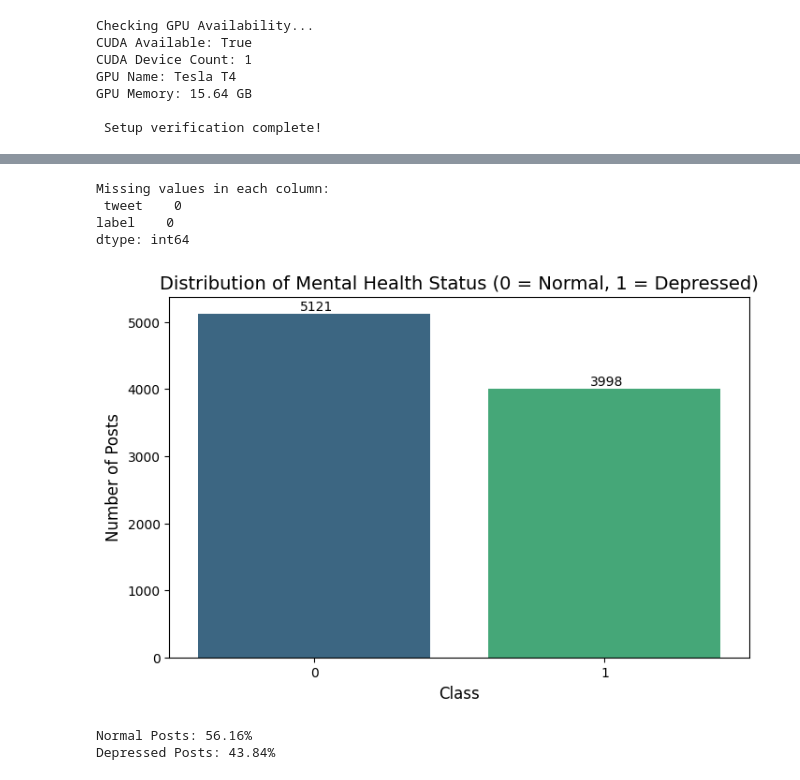
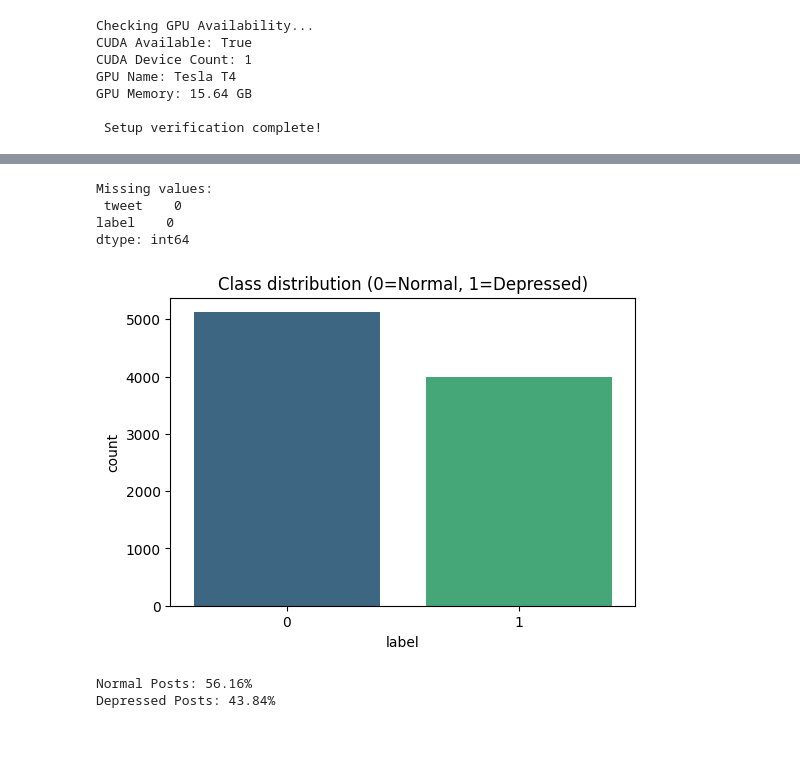
Before and after one commit to naikwadesharvil/mental-health-detection-nlp, a Jupyter notebook: 01_data_exploration.ipynb, the cells around one changed output, grey strips where cells are left out. Saved outputs shown, nothing was run; the diff lists cells and outputs as text; code cells hidden in the pictures; blank space fills up the shorter version.

```diff
--- a/01_data_exploration.ipynb
+++ b/01_data_exploration.ipynb
@@ -80,27 +98,21 @@ Dataset loaded! We have 9119 rows and 2 columns.
 # %%
-# Check for missing values
-print("Missing values in each column:\n", df.isnull().sum())
-# Plot the distribution of our classes
-plt.figure(figsize=(8, 5))
-sns.countplot(data=df, x='label', palette='viridis')
-plt.title('Distribution of Mental Health Status (0 = Normal, 1 = Depressed)', fontsize=14)
-plt.xlabel('Class', fontsize=12)
-plt.ylabel('Number of Posts', fontsize=12)
-# Add exact numbers on top of the bars
-for p in plt.gca().patches:
-    plt.gca().annotate(f'{int(p.get_height())}', (p.get_x() + 0.35, p.get_height() + 50))
+print("Missing values:\n", df.isnull().sum())
+
+plt.figure(figsize=(6,4))
+sns.countplot(data=df, x="label", palette="viridis")
+plt.title("Class distribution (0=Normal, 1=Depressed)")
 plt.show()
-# Calculate exact percentages
-normal_pct = (df['label'] == 0).mean() * 100
-dep_pct = (df['label'] == 1).mean() * 100
+
+normal_pct = (df["label"] == 0).mean() * 100
+dep_pct = (df["label"] == 1).mean() * 100
 print(f"Normal Posts: {normal_pct:.2f}%")
 print(f"Depressed Posts: {dep_pct:.2f}%")
 # %% [output]
-Missing values in each column:
+Missing values:
  tweet    0
 label    0
 dtype: int64
-[figure, old version]
+[figure, new version]
 Normal Posts: 56.16%
 Depressed Posts: 43.84%
 # %%
```
Also changed, not shown: parts of 19 cells of this notebook.
